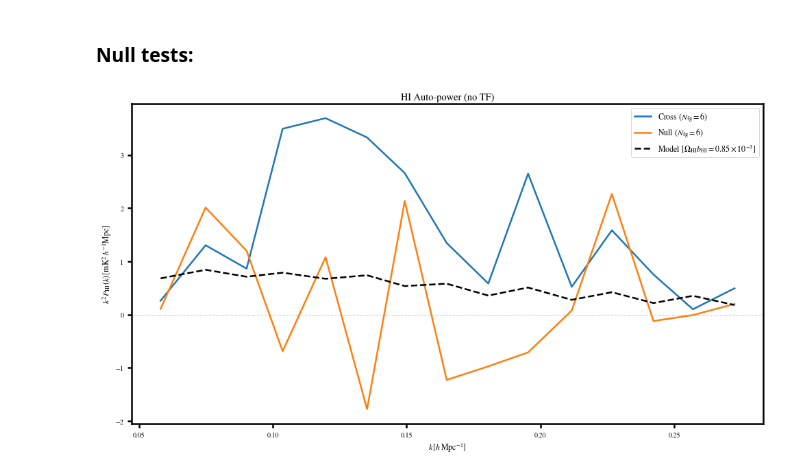
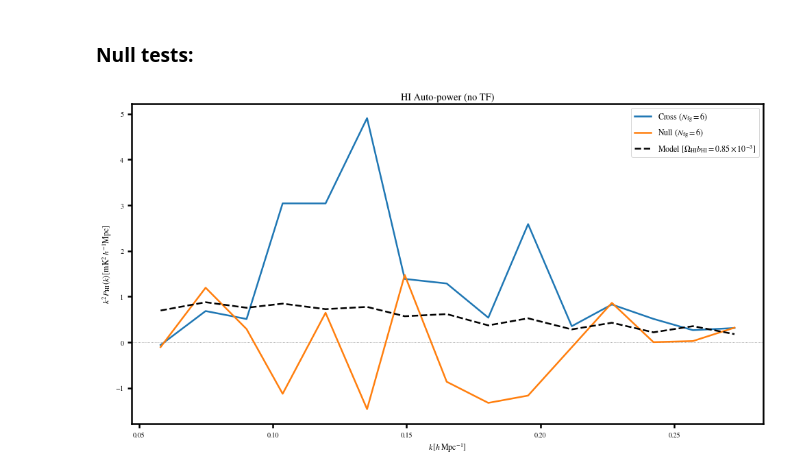
Before and after one commit to meerklass/meerpower, a Jupyter notebook: 2021Lband/autopower/pkpipe.ipynb, the cells around one changed output. Drawn from its saved outputs; the diff is of its cells as text; code cells hidden in the pictures.

```diff
--- a/2021Lband/autopower/pkpipe.ipynb
+++ b/2021Lband/autopower/pkpipe.ipynb
@@ -46,8 +47,7 @@ matplotlib.rcParams['figure.figsize'] = (16, 8)
 # Read-in some level6 data just to obtain coordinates:
 filestem = '/idia/projects/hi_im/raw_vis/MeerKLASS2021/level6/0.3/sigma_3/data/'
 map_file = filestem + 'Nscan966_Tsky_cube_p0.3d_sigma3.0_iter2.fits'
-counts_file = filestem + 'Nscan966_Npix_count_cube_p0.3d_sigma3.0_iter2.fits'
-null0,null1,null2,null3,dims,ra,dec,nu,wproj = Init.ReadIn(map_file,counts_file)
+null0,null1,null2,null3,dims,ra,dec,nu,wproj = Init.ReadIn(map_file)
 
 ######################################################################
 ############## CHOSE LEVEL 5 MAPS TO ANALYSE HERE: ###################
@@ -105,7 +105,6 @@ Pmod = cosmo.GetModelPk(zeff)
 f = cosmo.f(zeff)
 sig_v = 0
 b_HI = 1.5
-OmegaHI = 1.333333e-3
 OmegaHIbHI = 0.85e-3 # MKxWiggleZ constraint
 OmegaHI = OmegaHIbHI/b_HI
 import HItools
@@ -265,12 +289,15 @@ for i in range(len(N_fgs)):
     else:
         MKmap_clean_A = foreground.PCAclean(MKmap_A,N_fg=N_fgs[i],W=W_A,w=None)
         MKmap_clean_B = foreground.PCAclean(MKmap_B,N_fg=N_fgs[i],W=W_B,w=None)
-    MKmap_clean_rg_A,dims,dims0 = grid.comoving(blackman*MKmap_clean_A,ra,dec,nu,W=W_A,ndim=ndim)
-    MKmap_clean_rg_B,dims,dims0 = grid.comoving(blackman*MKmap_clean_B,ra,dec,nu,W=W_B,ndim=ndim)
-    w_rg_A,dims,dims0 = grid.comoving(blackman*w_A,ra,dec,nu,W=W_A,ndim=ndim)
-    w_rg_B,dims,dims0 = grid.comoving(blackman*w_B,ra,dec,nu,W=W_B,ndim=ndim)
-    W_rg_A,dims,dims0 = grid.comoving(blackman*W_A,ra,dec,nu,W=W_A,ndim=ndim)
-    W_rg_B,dims,dims0 = grid.comoving(blackman*W_B,ra,dec,nu,W=W_B,ndim=ndim)
+    MKmap_clean_rg_A,dims,dims0 = grid.comoving(MKmap_clean_A,ra,dec,nu,W=W_A,ndim=ndim)
+    MKmap_clean_rg_B,dims,dims0 = grid.comoving(MKmap_clean_B,ra,dec,nu,W=W_B,ndim=ndim)
+    w_rg_A,dims,dims0 = grid.comoving(w_A,ra,dec,nu,W=W_A,ndim=ndim)
+    w_rg_B,dims,dims0 = grid.comoving(w_B,ra,dec,nu,W=W_B,ndim=ndim)
+    W_rg_A,dims,dims0 = grid.comoving(W_A,ra,dec,nu,W=W_A,ndim=ndim)
+    W_rg_B,dims,dims0 = grid.comoving(W_B,ra,dec,nu,W=W_B,ndim=ndim)
+    # Multiply Tukey taper window by all maps that undergo Fourier transforms
+    MKmap_clean_rg_A,MKmap_clean_rg_B,w_rg_A,w_rg_B,W_rg_A,W_rg_B = window*MKmap_clean_rg_A,window*MKmap_clean_rg_B,window*w_rg_A,window*w_rg_B,window*W_rg_A,window*W_rg_B
+    # Measure and plot 2D power spectrum:
     Pk2D_A,k2d,nmodes = power.Pk2D(MKmap_clean_rg_A,MKmap_clean_rg_A,dims,kperpbins,kparabins,w1=w_rg_A,w2=w_rg_A,W1=W_rg_A,W2=W_rg_A)
     Pk2D_B,k2d,nmodes = power.Pk2D(MKmap_clean_rg_B,MKmap_clean_rg_B,dims,kperpbins,kparabins,w1=w_rg_B,w2=w_rg_B,W1=W_rg_B,W2=W_rg_B)
     Pk2D_AB,k2d,nmodes = power.Pk2D(MKmap_clean_rg_A,MKmap_clean_rg_B,dims,kperpbins,kparabins,w1=w_rg_A,w2=w_rg_B,W1=W_rg_A,W2=W_rg_B)
@@ -426,37 +457,39 @@ MKmap_clean_null_B,W_null_B,w_null_B = np.copy(MKmap_clean_B),np.copy(W_B),np.co
 
 ### Swap one half method:
 #'''
 W_null_A[:,:,int(nz/2):] = W_A[:,:,:int(nz/2)]
 W_null_A[:,:,:int(nz/2)] = W_A[:,:,int(nz/2):]
 w_null_A[:,:,int(nz/2):] = w_A[:,:,:int(nz/2)]
 w_null_A[:,:,:int(nz/2)] = w_A[:,:,int(nz/2):]
 MKmap_clean_null_A[:,:,int(nz/2):] = MKmap_clean_A[:,:,:int(nz/2)]
 MKmap_clean_null_A[:,:,:int(nz/2)] = MKmap_clean_A[:,:,int(nz/2):]
 #'''
 ### Shuffle method:
 #MKmap_clean_null_A,w_null_A,W_null_A = shuffle_along_axis(MKmap_clean_null_A,w_null_A,W_null_A)
 
-MKmap_clean_null_rg_A,dims,dims0 = grid.comoving(blackman*MKmap_clean_null_A,ra,dec,nu,W=W_null_A,ndim=ndim)
-MKmap_clean_null_rg_B,dims,dims0 = grid.comoving(blackman*MKmap_clean_null_B,ra,dec,nu,W=W_null_B,ndim=ndim)
-w_null_rg_A,dims,dims0 = grid.comoving(blackman*w_null_A,ra,dec,nu,W=W_null_A,ndim=ndim)
-w_null_rg_B,dims,dims0 = grid.comoving(blackman*w_null_B,ra,dec,nu,W=W_null_B,ndim=ndim)
-W_null_rg_A,dims,dims0 = grid.comoving(blackman*W_null_A,ra,dec,nu,W=W_null_A,ndim=ndim)
-W_null_rg_B,dims,dims0 = grid.comoving(blackman*W_null_B,ra,dec,nu,W=W_null_B,ndim=ndim)
+MKmap_clean_null_rg_A,dims,dims0 = grid.comoving(MKmap_clean_null_A,ra,dec,nu,W=W_null_A,ndim=ndim)
+MKmap_clean_null_rg_B,dims,dims0 = grid.comoving(MKmap_clean_null_B,ra,dec,nu,W=W_null_B,ndim=ndim)
+w_null_rg_A,dims,dims0 = grid.comoving(w_null_A,ra,dec,nu,W=W_null_A,ndim=ndim)
+w_null_rg_B,dims,dims0 = grid.comoving(w_null_B,ra,dec,nu,W=W_null_B,ndim=ndim)
+W_null_rg_A,dims,dims0 = grid.comoving(W_null_A,ra,dec,nu,W=W_null_A,ndim=ndim)
+W_null_rg_B,dims,dims0 = grid.comoving(W_null_B,ra,dec,nu,W=W_null_B,ndim=ndim)
+# Multiply Tukey taper window by all maps that undergo Fourier transforms
+MKmap_clean_null_rg_A,MKmap_clean_null_rg_B,w_null_rg_A,w_null_rg_B,W_null_rg_A,W_null_rg_B = window*MKmap_clean_null_rg_A,window*MKmap_clean_null_rg_B,window*w_null_rg_A,window*w_null_rg_B,window*W_null_rg_A,window*W_null_rg_B
 
 Pk_AB,k,nmodes = power.Pk(MKmap_clean_rg_A,MKmap_clean_rg_B,dims,kbins,corrtype='HIauto',w1=w_rg_A,w2=w_rg_B,W1=W_rg_A,W2=W_rg_B)
 Pk_null_AB,k,nmodes = power.Pk(MKmap_clean_null_rg_A,MKmap_clean_null_rg_B,dims,kbins,corrtype='HIauto',w1=w_null_rg_A,w2=w_null_rg_B,W1=W_null_rg_A,W2=W_null_rg_B)
 
 plt.axhline(0,ls=':',color='gray',lw=0.8)
 plt.plot(k,k**2*Pk_AB,label=r'Cross ($N_{\rm fg}=%s$)'%N_fg)
 plt.plot(k,k**2*Pk_null_AB,label=r'Null ($N_{\rm fg}=%s$)'%N_fg)
 pkmod,k = model.PkMod(Pmod,dims,kbins,b_HI,b_HI,f,sig_v,Tbar1=Tbar,Tbar2=Tbar,r=1,R_beam1=R_beam,R_beam2=R_beam,w1=w_rg_A,w2=w_rg_B,W1=W_rg_A,W2=W_rg_B,interpkbins=True,MatterRSDs=True,gridinterp=True)[0:2]
 plt.plot(k,k**2*pkmod,color='black',ls='--',label=r'Model [$\Omega_{\rm HI}b_{\rm HI} = %s \times 10^{-3}]$'%np.round(OmegaHI*b_HI*1e3,2))
 
 
 plt.legend(fontsize=12,loc='upper right')
 plt.title('HI Auto-power (no TF)')
 plt.xlabel(r'$k\,[h\,{\rm Mpc}^{-1}]$')
 plt.ylabel(r'$k^2 P_{\rm HI}(k)\,[{\rm mK}^2\,h^{-1}{\rm Mpc}]$')
 plt.show()
 # %% [output]
-[figure, old version]
+[figure, new version]
```
Also changed, not shown: parts of 4 cells of this notebook.
